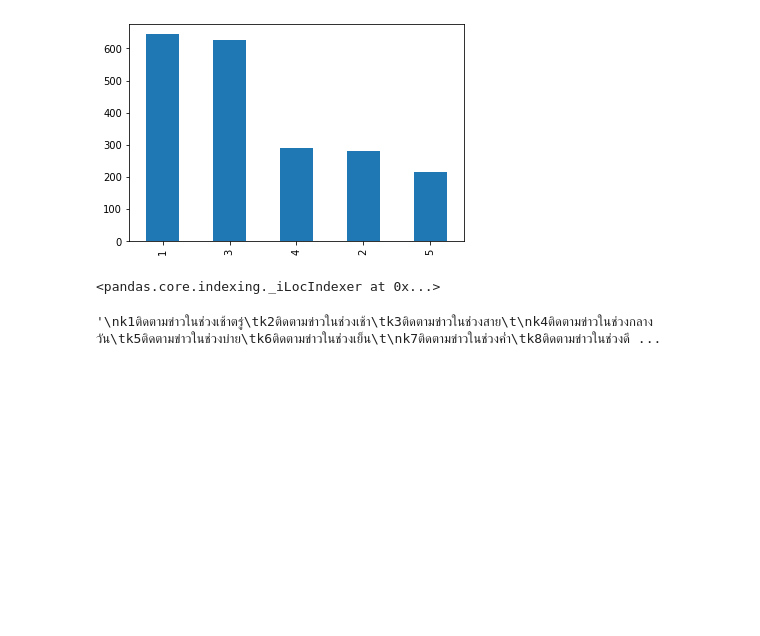
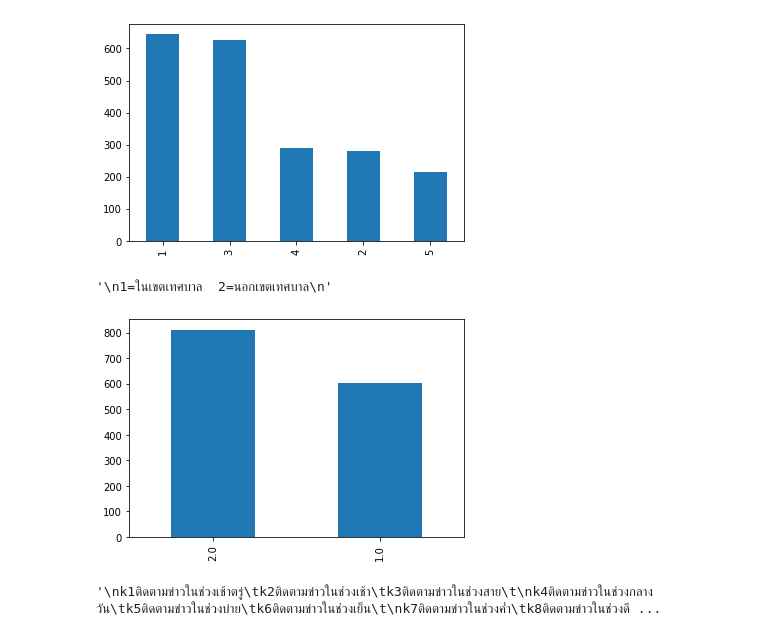
Before and after one commit to tutalae/DSE4, a Jupyter notebook: Project_1_DSE4_Data_Analytic_Cleaned_data_V0.ipynb, the cells around one changed output. Drawn from its saved outputs; the diff is of its cells as text; code cells hidden in the pictures; blank space fills up the shorter version.

```diff
--- a/Project_1_DSE4_Data_Analytic_Cleaned_data_V0.ipynb
+++ b/Project_1_DSE4_Data_Analytic_Cleaned_data_V0.ipynb
@@ -204,10 +204,15 @@ DF_main['a91 ภูมิภาคที่ท่านอาศัยอยู
 # %% [output]
 '\n1=กรุงเทพฯและปริมณฑล  2=ภาคเหนือ  3=ภาคตะวันออกเฉียงเหนือ  4=ภาคกลาง  5=ภาคใต้\n'
 [figure]
-# %%
-DF_main.iloc
-# %% [output]
-<pandas.core.indexing._iLocIndexer at 0x...>
+# %%
+fig, ax = plt.subplots()
+DF_main['a92 ภูมิภาคและเขตพื้นที่ ที่ท่านอาศัยอยู่ในปัจจุบัน'].value_counts().plot.bar()
+"""
+1=ในเขตเทศบาล  2=นอกเขตเทศบาล
+"""
+# %% [output]
+'\n1=ในเขตเทศบาล  2=นอกเขตเทศบาล\n'
+[figure, added]
 # %%
 k1 = 0
 for i in DF_main.iloc[:,19]:
```
